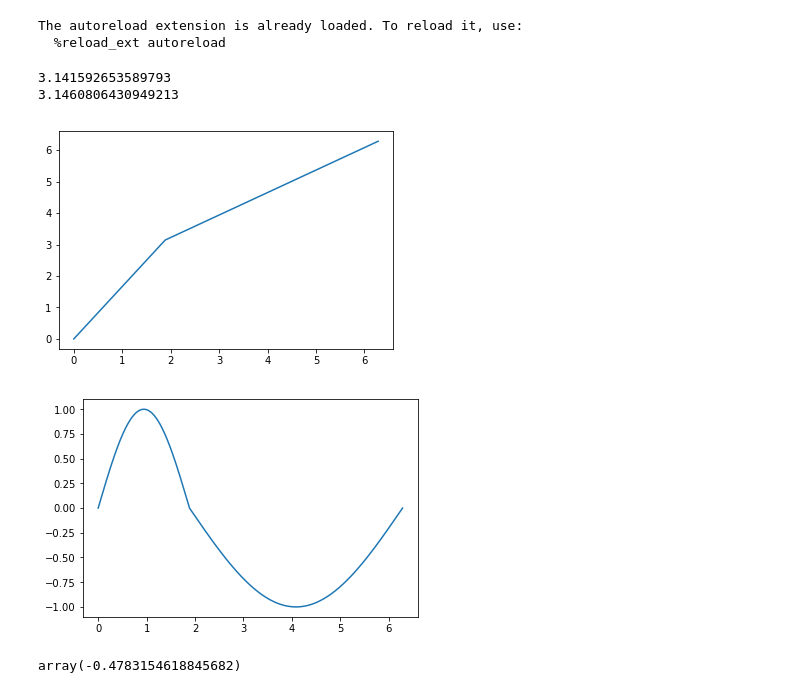
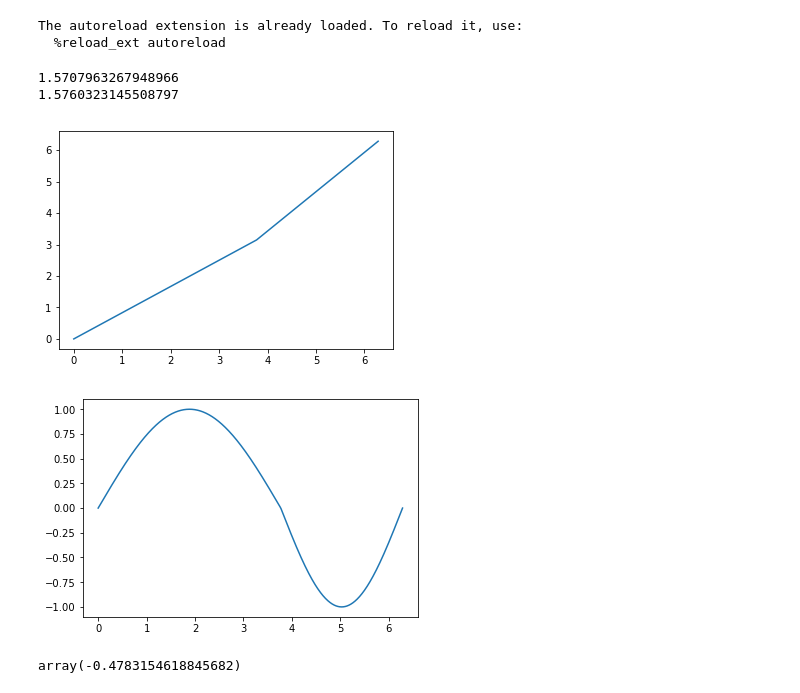
Before and after one commit to bkersbergen/warp, a Jupyter notebook: fwarp/demo.ipynb, the cells around one changed output. Drawn from its saved outputs; the diff is of its cells as text; code cells hidden in the pictures.

```diff
--- a/warp/demo.ipynb
+++ b/fwarp/demo.ipynb
@@ -9,17 +9,17 @@ import numpy as np
 The autoreload extension is already loaded. To reload it, use:
   %reload_ext autoreload
 # %%
-new_sin = warp.expand_extract(np.sin, period=(np.pi*2), factor=.3)
+new_sin = warp.expand_extract(np.sin, period=(np.pi*2), factor=.6)
 # %% [output]
-3.141592653589793
-3.1460806430949213
+1.5707963267948966
+1.5760323145508797
-[figure, old version]
+[figure, new version]
 # %%
 x = np.linspace(0, 2*np.pi, 1000)
 # %%
 plt.plot(x, new_sin(x));
 # %% [output]
-[figure, old version]
+[figure, new version]
 # %%
 np.vectorize(new_sin)(4)
 # %% [output]
```
Also changed, not shown: 2 other files.
